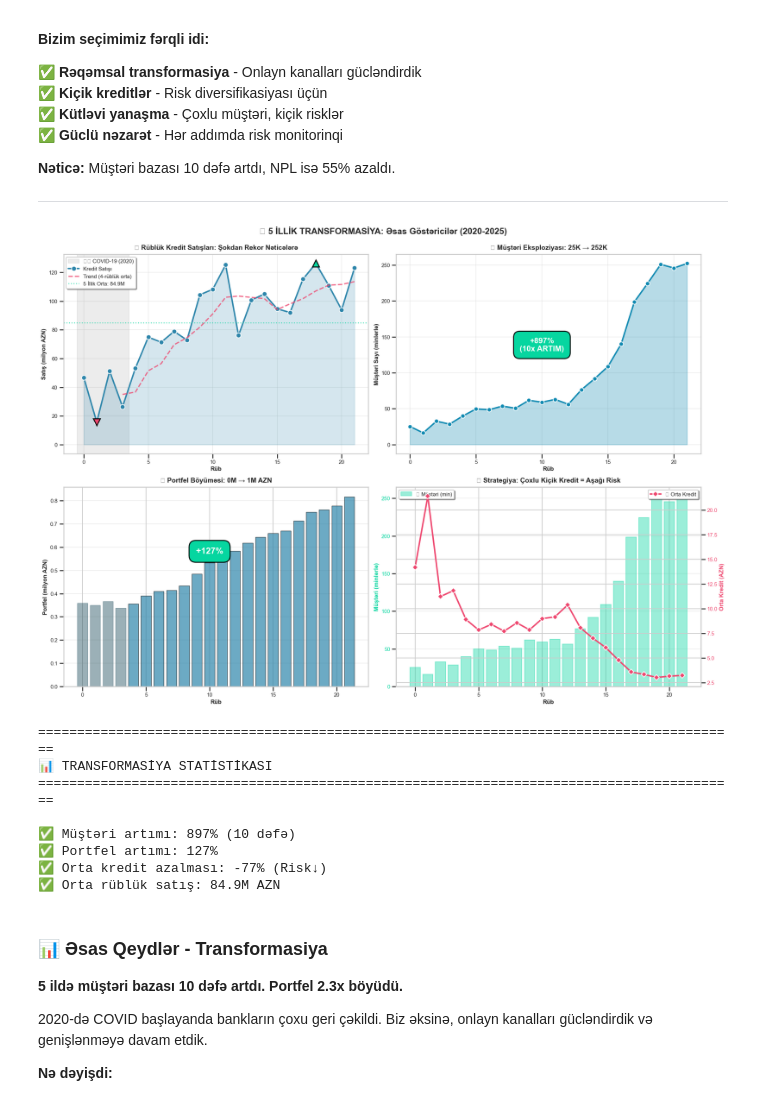
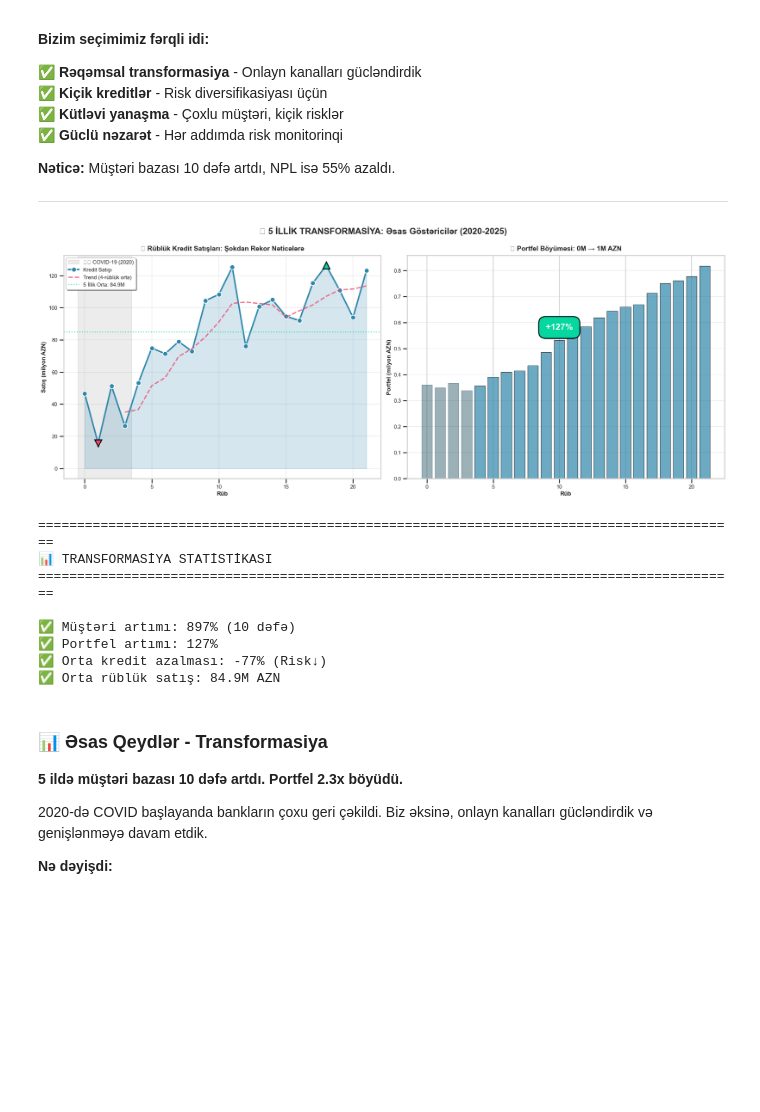
Before and after one commit to science-analyse/loan_sales_prediction, a Jupyter notebook: notebooks/CEO_Presentation_FINAL.ipynb, the cells around one changed output. Saved outputs shown, nothing was run; the diff lists cells and outputs as text; code cells hidden in the pictures; blank space fills up the shorter version.

```diff
--- a/notebooks/CEO_Presentation_FINAL.ipynb
+++ b/notebooks/CEO_Presentation_FINAL.ipynb
@@ -133,12 +131,12 @@ df[['Dövr', 'Nağd_pul_kredit_satışı', 'Müştəri_sayı', 'Portfel', 'NPL_p
 ---
 # %%
 # TRANSFORMASİYA DASHBOARD
-fig, axes = plt.subplots(2, 2, figsize=(20, 14))
+fig, axes = plt.subplots(1, 2, figsize=(20, 8))
 fig.suptitle('🚀 5 İLLİK TRANSFORMASİYA: Əsas Göstəricilər (2020-2025)',
              fontsize=18, fontweight='bold', y=0.995)
 
 # 1. ƏSAS HEKAYə - Kredit Satışları
-ax1 = axes[0, 0]
+ax1 = axes[0]
 
 # COVID zonu
 ax1.axvspan(-0.5, 3.5, alpha=0.15, color='gray', label='⚠️ COVID-19 (2020)')
@@ -175,97 +173,45 @@ ax1.set_ylabel('Satış (milyon AZN)', fontsize=12, fontweight='bold')
 ax1.legend(loc='upper left', frameon=True, shadow=True)
 ax1.grid(True, alpha=0.3)
 
-# 2. MÜŞTƏRİ BAZASI
-ax2 = axes[0, 1]
-ax2.fill_between(df['Time_Index'], df['Müştəri_sayı']/1000, alpha=0.3, color=COLORS['info'])
-ax2.plot(df['Time_Index'], df['Müştəri_sayı']/1000,
-         marker='o', linewidth=3, markersize=9, color=COLORS['info'],
-         markeredgecolor='white', markeredgewidth=1.5)
-
-start_cust = df['Müştəri_sayı'].iloc[0]/1000
-end_cust = df['Müştəri_sayı'].iloc[-1]/1000
-growth_pct = ((end_cust/start_cust)-1)*100
-
-ax2.text(10, (start_cust + end_cust)/2,
-         f'+{growth_pct:.0f}%\n(10x ARTIM)',
-         fontsize=16, fontweight='bold', color='white',
-         bbox=dict(boxstyle='round,pad=0.8', facecolor=COLORS['success'],
-                  edgecolor='black', linewidth=2),
-         ha='center', va='center')
-
-ax2.set_title(f'👥 Müştəri Eksploziyası: {start_cust:.0f}K → {end_cust:.0f}K',
-              fontsize=14, pad=10)
-ax2.set_xlabel('Rüb', fontsize=12, fontweight='bold')
-ax2.set_ylabel('Müştəri Sayı (minlərlə)', fontsize=12, fontweight='bold')
-ax2.grid(True, alpha=0.3)
-
-# 3. PORTFEL ARTIMI
-ax3 = axes[1, 0]
-bars = ax3.bar(df['Time_Index'], df['Portfel']/1000000,
+# 2. PORTFEL ARTIMI
+ax2 = axes[1]
+bars = ax2.bar(df['Time_Index'], df['Portfel']/1000000,
                color=COLORS['primary'], alpha=0.7, edgecolor='black', linewidth=1)
 
 # COVID dövrü fərqli rəng
 for i in range(4):
     bars[i].set_color(COLORS['dark'])
     bars[i].set_alpha(0.4)
 
 start_port = df['Portfel'].iloc[0]/1000000
 end_port = df['Portfel'].iloc[-1]/1000000
 
-ax3.text(10, end_port*0.7,
+ax2.text(10, end_port*0.7,
          f'+{((end_port/start_port)-1)*100:.0f}%',
          fontsize=18, fontweight='bold', color='white',
          bbox=dict(boxstyle='round,pad=0.8', facecolor=COLORS['success'],
                   edgecolor='black', linewidth=2),
          ha='center')
 
-ax3.set_title(f'💰 Portfel Böyüməsi: {start_port:.0f}M → {end_port:.0f}M AZN',
+ax2.set_title(f'💰 Portfel Böyüməsi: {start_port:.0f}M → {end_port:.0f}M AZN',
               fontsize=14, pad=10)
-ax3.set_xlabel('Rüb', fontsize=12, fontweight='bold')
-ax3.set_ylabel('Portfel (milyon AZN)', fontsize=12, fontweight='bold')
-ax3.grid(True, alpha=0.3, axis='y')
-
-# 4. RİSK DİVERSİFİKASİYASI
-ax4 = axes[1, 1]
-ax4_twin = ax4.twinx()
-
-# Müştəri sayı (bar)
-ax4.bar(df['Time_Index'], df['Müştəri_sayı']/1000,
-        alpha=0.4, color=COLORS['success'],
-        label='👥 Müştəri (min)', edgecolor=COLORS['success'], linewidth=1.5)
-
-# Orta kredit (xətt)
-ax4_twin.plot(df['Time_Index'], df['Kredit_per_müştəri'],
-              marker='D', linewidth=3, markersize=8,
-              color=COLORS['danger'], label='💳 Orta Kredit',
-              markeredgecolor='white', markeredgewidth=1.5)
-
-ax4.set_title('🎯 Strategiya: Çoxlu Kiçik Kredit = Aşağı Risk',
-              fontsize=14, pad=10)
-ax4.set_xlabel('Rüb', fontsize=12, fontweight='bold')
-ax4.set_ylabel('Müştəri (minlərlə)', fontsize=12, fontweight='bold', color=COLORS['success'])
-ax4_twin.set_ylabel('Orta Kredit (AZN)', fontsize=12, fontweight='bold', color=COLORS['danger'])
-
-ax4.tick_params(axis='y', labelcolor=COLORS['success'])
-ax4_twin.tick_params(axis='y', labelcolor=COLORS['danger'])
-
-ax4.legend(loc='upper left', frameon=True, shadow=True)
-ax4_twin.legend(loc='upper right', frameon=True, shadow=True)
-ax4.grid(True, alpha=0.3, axis='y')
+ax2.set_xlabel('Rüb', fontsize=12, fontweight='bold')
+ax2.set_ylabel('Portfel (milyon AZN)', fontsize=12, fontweight='bold')
+ax2.grid(True, alpha=0.3, axis='y')
 
 plt.tight_layout()
 plt.show()
 
 # Statistics
 print("\n" + "="*90)
 print("📊 TRANSFORMASİYA STATİSTİKASI")
 print("="*90)
 print(f"\n✅ Müştəri artımı: {((df['Müştəri_sayı'].iloc[-1]/df['Müştəri_sayı'].iloc[0])-1)*100:.0f}% (10 dəfə)")
 print(f"✅ Portfel artımı: {((df['Portfel'].iloc[-1]/df['Portfel'].iloc[0])-1)*100:.0f}%")
 print(f"✅ Orta kredit azalması: {((df['Kredit_per_müştəri'].iloc[-1]/df['Kredit_per_müştəri'].iloc[0])-1)*100:.0f}% (Risk↓)")
 print(f"✅ Orta rüblük satış: {df['Nağd_pul_kredit_satışı'].mean()/1000000:.1f}M AZN")
 # %% [output]
-[figure, old version]
+[figure, new version]
 ==========================================================================================
 📊 TRANSFORMASİYA STATİSTİKASI
 ==========================================================================================
```
Also changed, not shown: parts of 12 cells of this notebook, 3 other files.
